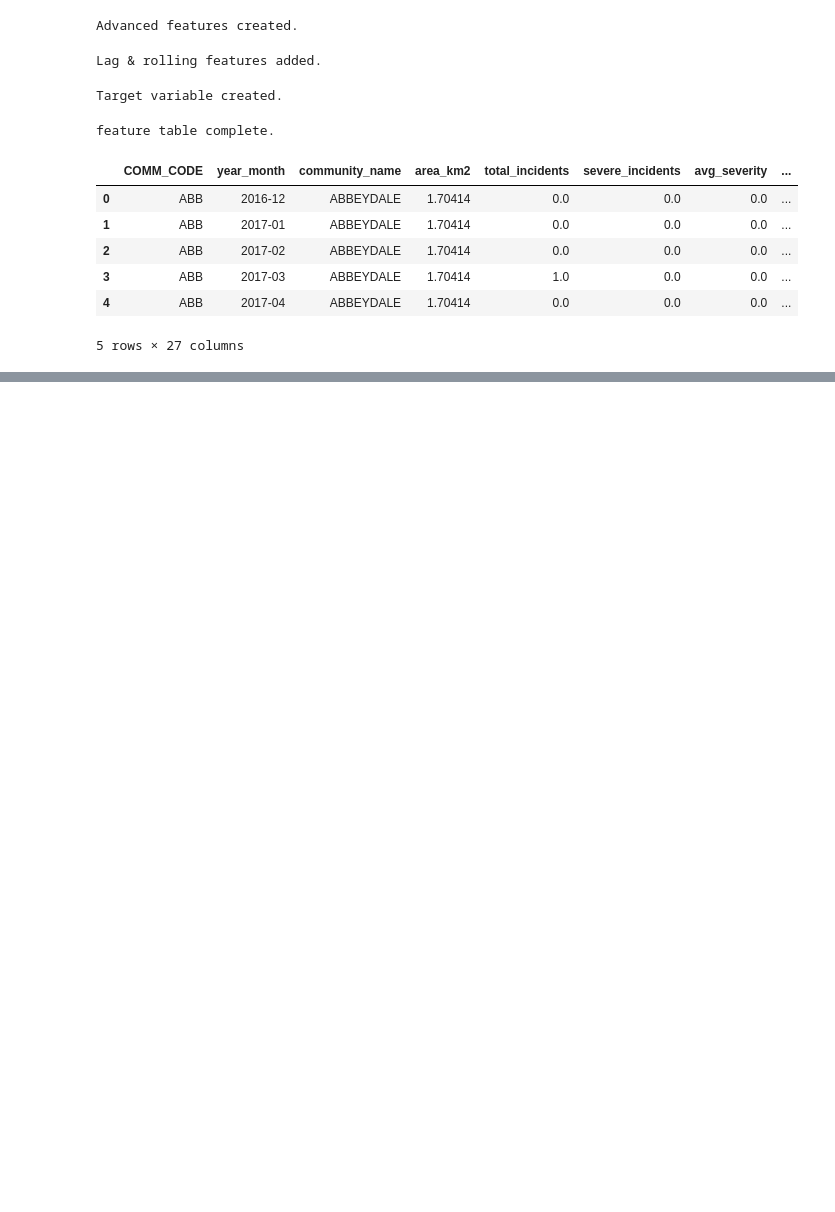
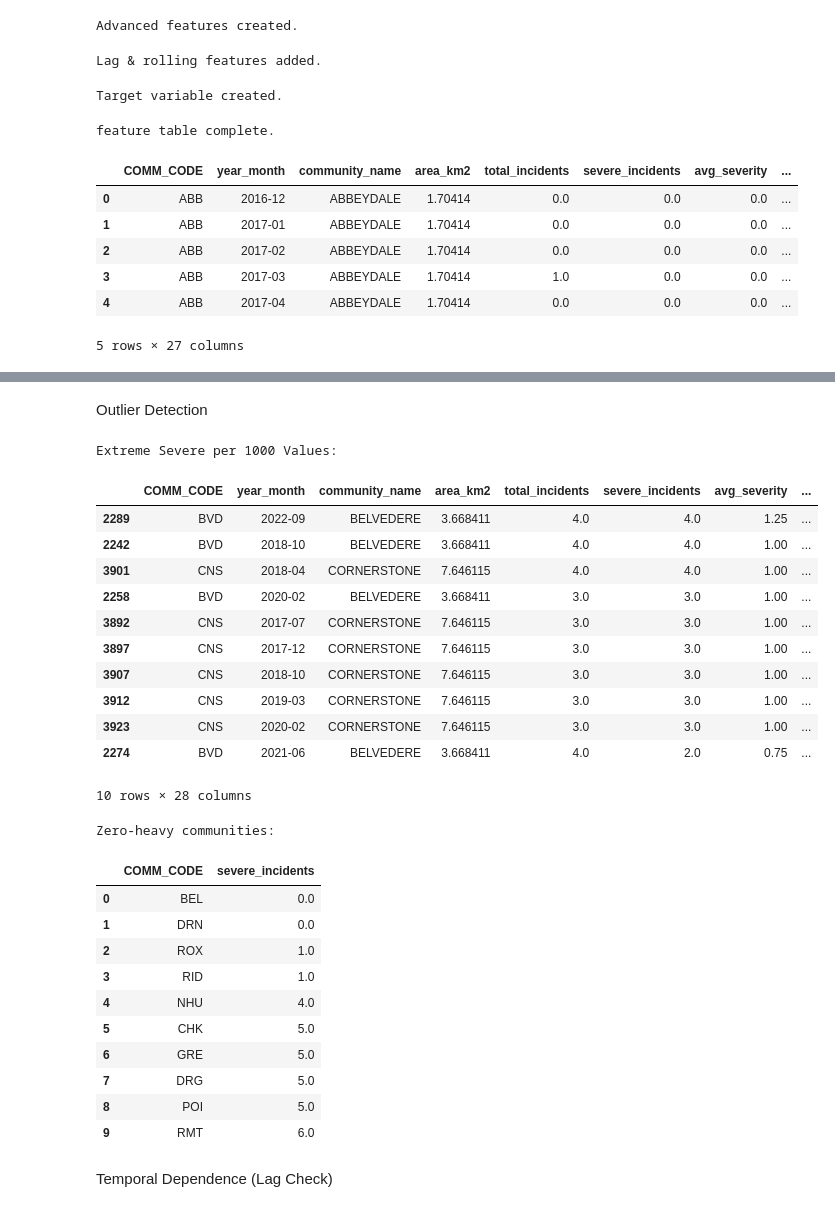
Before and after one commit to smomin1/Calgary-Traffic-Risk-Forecaster, a Jupyter notebook: Calgary_Traffic_Risk_Forecaster.ipynb, the cells around one changed output, grey strips where cells are left out. Drawn from its saved outputs; the diff is of its cells as text; code cells hidden in the pictures; blank space fills up the shorter version.

```diff
--- a/Calgary_Traffic_Risk_Forecaster.ipynb
+++ b/Calgary_Traffic_Risk_Forecaster.ipynb
@@ -328,0 +485,22 @@ feature table complete.
+# %%
+# Count months in top 25%
+def top_quartile(x):
+    return x > x.quantile(0.75)
+
+panel_df["top_25_flag"] = (
+    panel_df
+    .groupby("year_month")["severe_per_1000"]
+    .transform(top_quartile)
+    .astype(int)
+)
+
+risk_consistency = (
+    panel_df
+    .groupby("COMM_CODE")["top_25_flag"]
+    .sum()
+    .sort_values(ascending=False)
+    .reset_index()
+)
+
+print("Communities Most Frequently High Risk:")
+display(risk_consistency.head(10))
@@ -328,0 +576,44 @@ feature table complete.
+# %% [markdown]
+Outlier Detection
+# %%
+print("Extreme Severe per 1000 Values:")
+display(panel_df.sort_values("severe_per_1000", ascending=False).head(10))
+
+print("Zero-heavy communities:")
+zero_summary = (
+    panel_df
+    .groupby("COMM_CODE")["severe_incidents"]
+    .sum()
+    .sort_values()
+    .reset_index()
+)
+
+display(zero_summary.head(10))
+# %% [output]
+Extreme Severe per 1000 Values:
+|  | COMM_CODE | year_month | community_name | area_km2 | total_incidents | severe_incidents | avg_severity | ... |
+| 2289 | BVD | 2022-09 | BELVEDERE | 3.668411 | 4.0 | 4.0 | 1.25 | ... |
+| 2242 | BVD | 2018-10 | BELVEDERE | 3.668411 | 4.0 | 4.0 | 1.00 | ... |
+| 3901 | CNS | 2018-04 | CORNERSTONE | 7.646115 | 4.0 | 4.0 | 1.00 | ... |
+| 2258 | BVD | 2020-02 | BELVEDERE | 3.668411 | 3.0 | 3.0 | 1.00 | ... |
+| 3892 | CNS | 2017-07 | CORNERSTONE | 7.646115 | 3.0 | 3.0 | 1.00 | ... |
+| 3897 | CNS | 2017-12 | CORNERSTONE | 7.646115 | 3.0 | 3.0 | 1.00 | ... |
+| 3907 | CNS | 2018-10 | CORNERSTONE | 7.646115 | 3.0 | 3.0 | 1.00 | ... |
+| 3912 | CNS | 2019-03 | CORNERSTONE | 7.646115 | 3.0 | 3.0 | 1.00 | ... |
+| 3923 | CNS | 2020-02 | CORNERSTONE | 7.646115 | 3.0 | 3.0 | 1.00 | ... |
+| 2274 | BVD | 2021-06 | BELVEDERE | 3.668411 | 4.0 | 2.0 | 0.75 | ... |
+10 rows × 28 columns
+Zero-heavy communities:
+|  | COMM_CODE | severe_incidents |
+| 0 | BEL | 0.0 |
+| 1 | DRN | 0.0 |
+| 2 | ROX | 1.0 |
+| 3 | RID | 1.0 |
+| 4 | NHU | 4.0 |
+| 5 | CHK | 5.0 |
+| 6 | GRE | 5.0 |
+| 7 | DRG | 5.0 |
+| 8 | POI | 5.0 |
+| 9 | RMT | 6.0 |
+# %% [markdown]
+Temporal Dependence (Lag Check)
```
Also changed, not shown: parts of 18 cells of this notebook.
